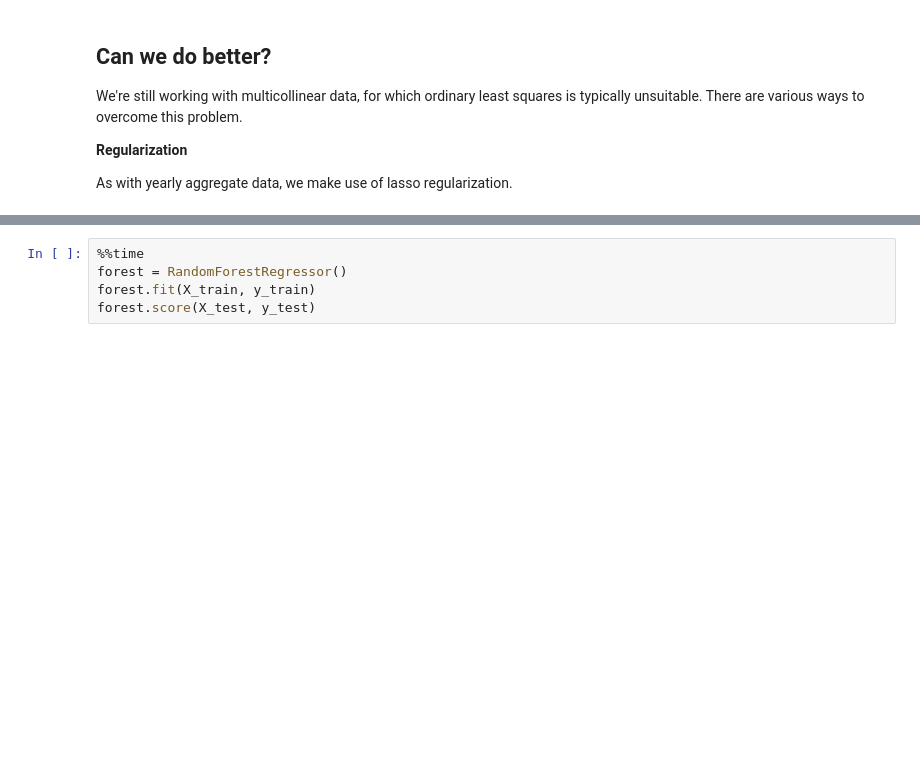
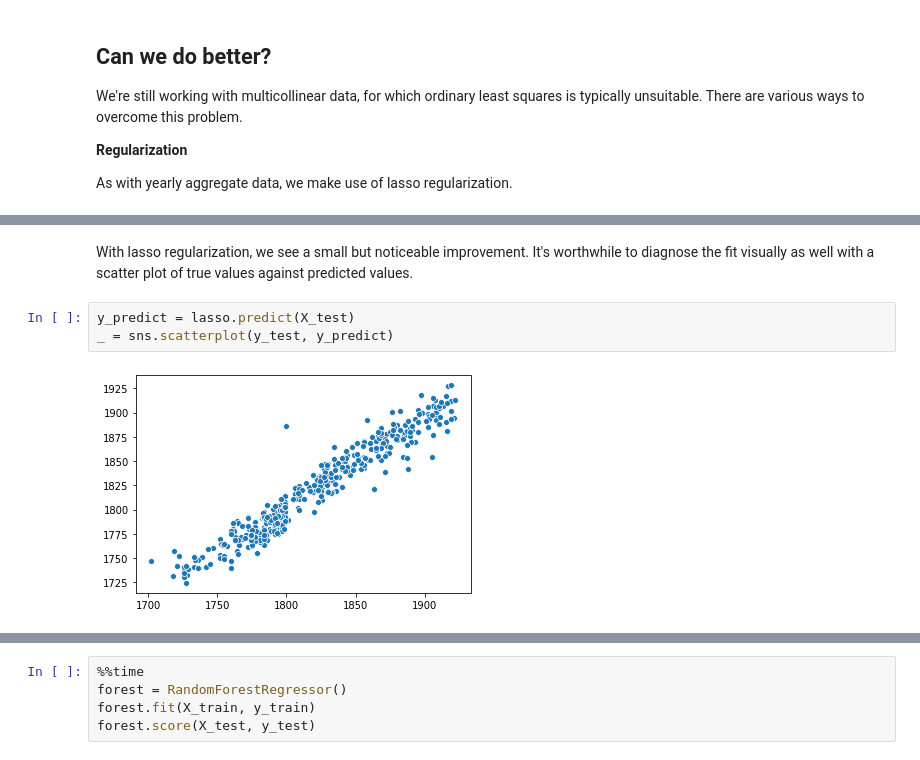
Before and after one commit to bencwallace/doc2date, a Jupyter notebook: notebooks/doc2date-02.ipynb, the cells around one changed output, grey strips where cells are left out. Drawn from its saved outputs; the diff is of its cells as text; blank space fills up the shorter version.

```diff
--- a/notebooks/doc2date-02.ipynb
+++ b/notebooks/doc2date-02.ipynb
@@ -171,0 +163,7 @@ Wall time: 1min 26s
+# %% [markdown]
+With lasso regularization, we see a small but noticeable improvement. It's worthwhile to diagnose the fit visually as well with a scatter plot of true values against predicted values.
+# %%
+y_predict = lasso.predict(X_test)
+_ = sns.scatterplot(y_test, y_predict)
+# %% [output]
+[figure, added]
```
Also changed, not shown: parts of 19 cells of this notebook.
